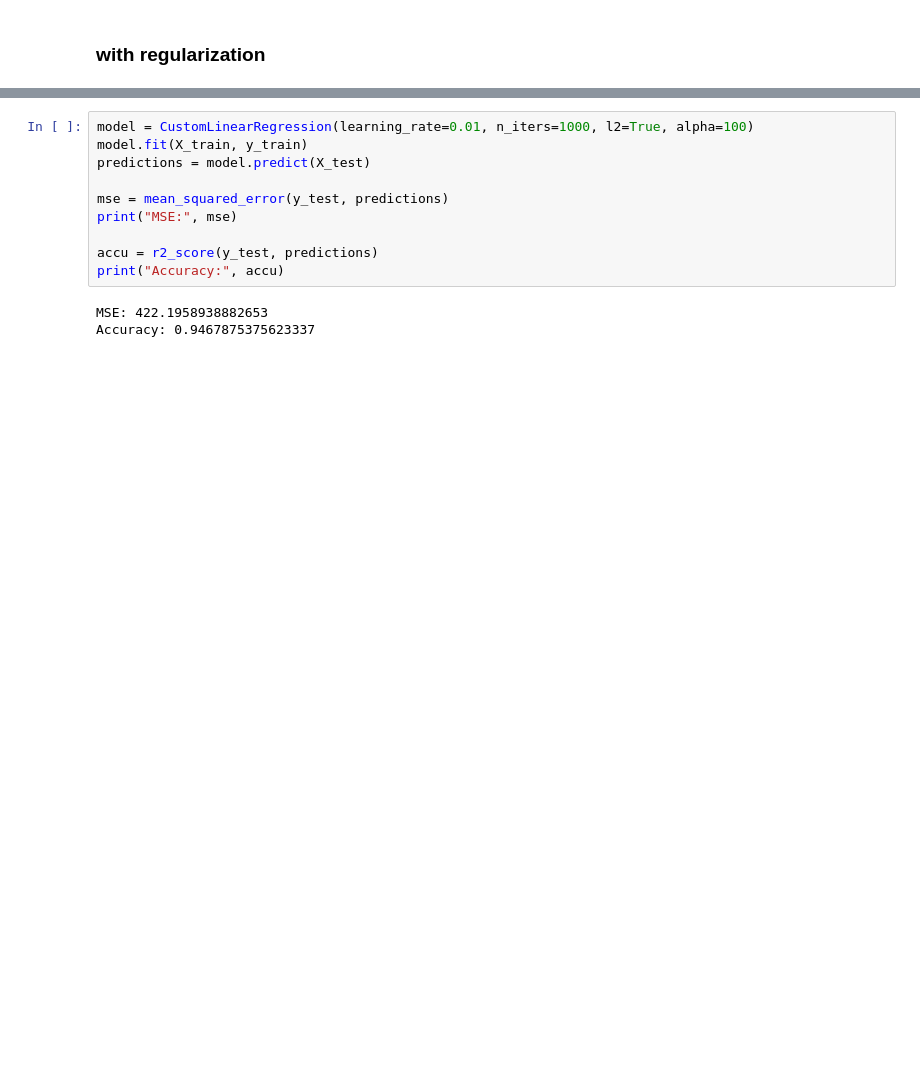
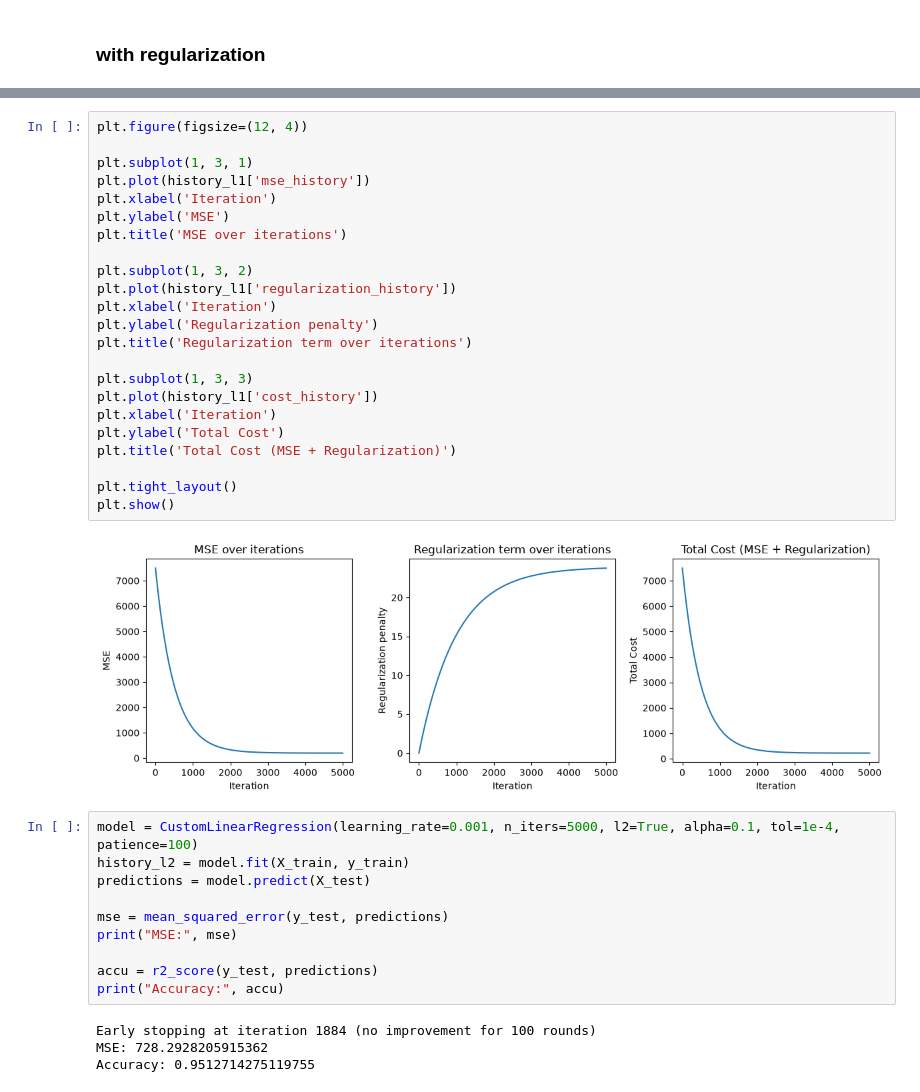
Before and after one commit to sush4nt/ml-core, a Jupyter notebook: notebooks/linear_regression.ipynb, the cells around one changed output, grey strips where cells are left out. Cells and saved outputs as stored; diff of their text form; blank space fills up the shorter version.

```diff
--- a/notebooks/linear_regression.ipynb
+++ b/notebooks/linear_regression.ipynb
@@ -65,6 +91,31 @@ Accuracy: 0.9464332559495057
+# %%
+plt.figure(figsize=(12, 4))
+
+plt.subplot(1, 3, 1)
+plt.plot(history_l1['mse_history'])
+plt.xlabel('Iteration')
+plt.ylabel('MSE')
+plt.title('MSE over iterations')
+
+plt.subplot(1, 3, 2)
+plt.plot(history_l1['regularization_history'])
+plt.xlabel('Iteration')
+plt.ylabel('Regularization penalty')
+plt.title('Regularization term over iterations')
+
+plt.subplot(1, 3, 3)
+plt.plot(history_l1['cost_history'])
+plt.xlabel('Iteration')
+plt.ylabel('Total Cost')
+plt.title('Total Cost (MSE + Regularization)')
+
+plt.tight_layout()
+plt.show()
+# %% [output]
+[figure, added]
 # %%
-model = CustomLinearRegression(learning_rate=0.01, n_iters=1000, l2=True, alpha=100)
-model.fit(X_train, y_train)
+model = CustomLinearRegression(learning_rate=0.001, n_iters=5000, l2=True, alpha=0.1, tol=1e-4, patience=100)
+history_l2 = model.fit(X_train, y_train)
 predictions = model.predict(X_test)
 
 mse = mean_squared_error(y_test, predictions)
@@ -73,5 +124,6 @@ print("MSE:", mse)
 accu = r2_score(y_test, predictions)
 print("Accuracy:", accu)
 # %% [output]
-MSE: 422.1958938882653
-Accuracy: 0.9467875375623337
+Early stopping at iteration 1884 (no improvement for 100 rounds)
+MSE: 728.2928205915362
+Accuracy: 0.9512714275119755
```
Also changed, not shown: parts of 5 cells of this notebook, 2 other files.
